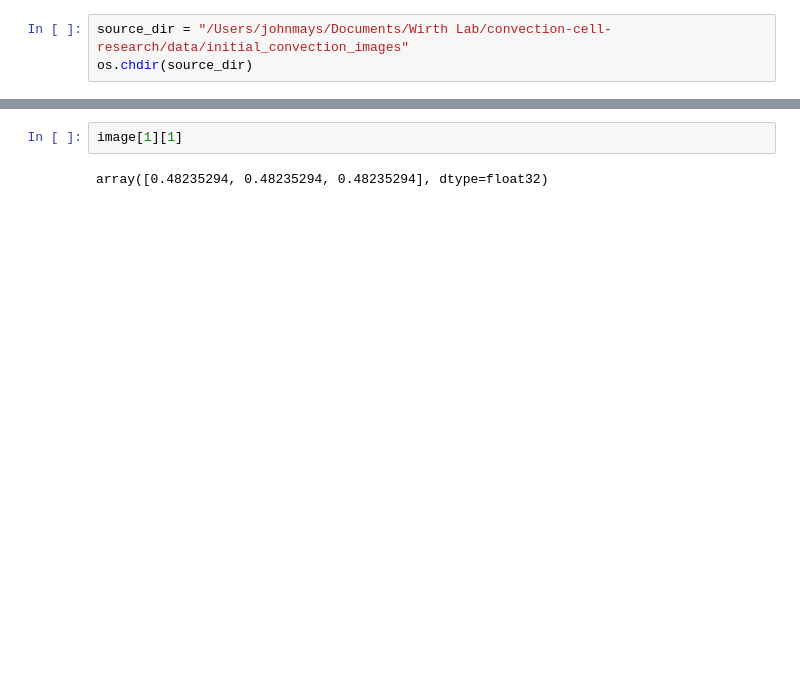
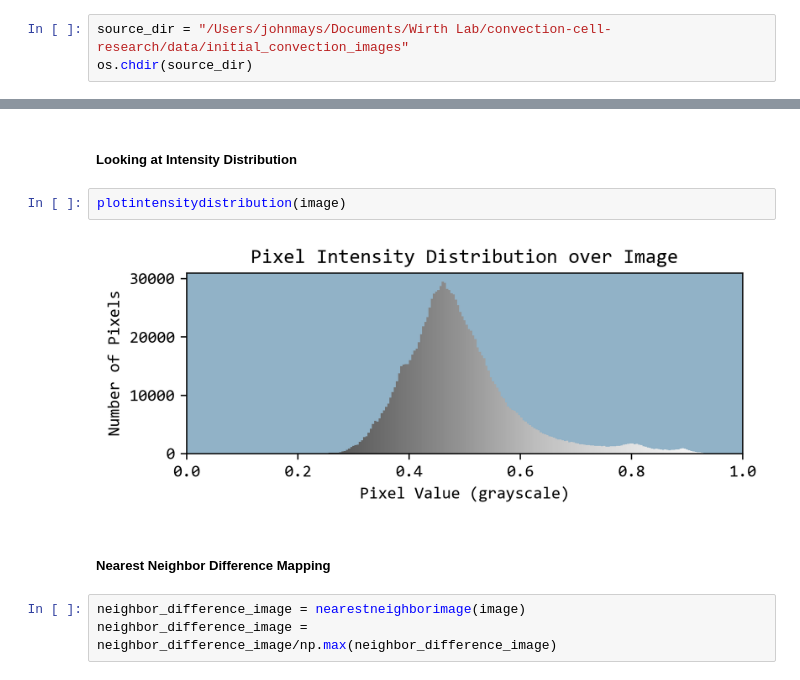
Before and after one commit to johnmays/convection-cell-research, a Jupyter notebook: image_processing/early_analysis.ipynb, the cells around one changed output, grey strips where cells are left out. Cells and saved outputs as stored; diff of their text form; blank space fills up the shorter version.

```diff
--- a/image_processing/early_analysis.ipynb
+++ b/image_processing/early_analysis.ipynb
@@ -37,4 +28,11 @@ np.shape(image)
-# %%
-image[1][1]
-# %% [output]
-array([0.48235294, 0.48235294, 0.48235294], dtype=float32)
+# %% [markdown]
+##### Looking at Intensity Distribution
+# %%
+plotintensitydistribution(image)
+# %% [output]
+[figure, added]
+# %% [markdown]
+##### Nearest Neighbor Difference Mapping
+# %%
+neighbor_difference_image = nearestneighborimage(image)
+neighbor_difference_image = neighbor_difference_image/np.max(neighbor_difference_image)
```
Also changed, not shown: parts of 15 cells of this notebook, 2 other files.
